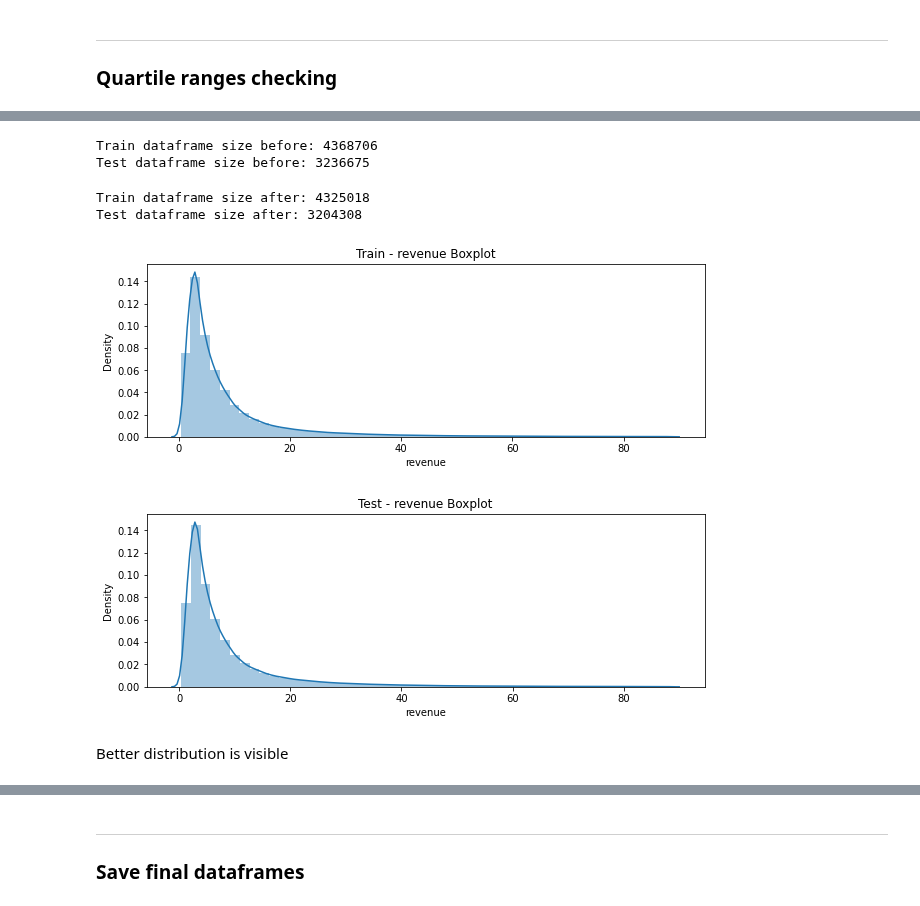
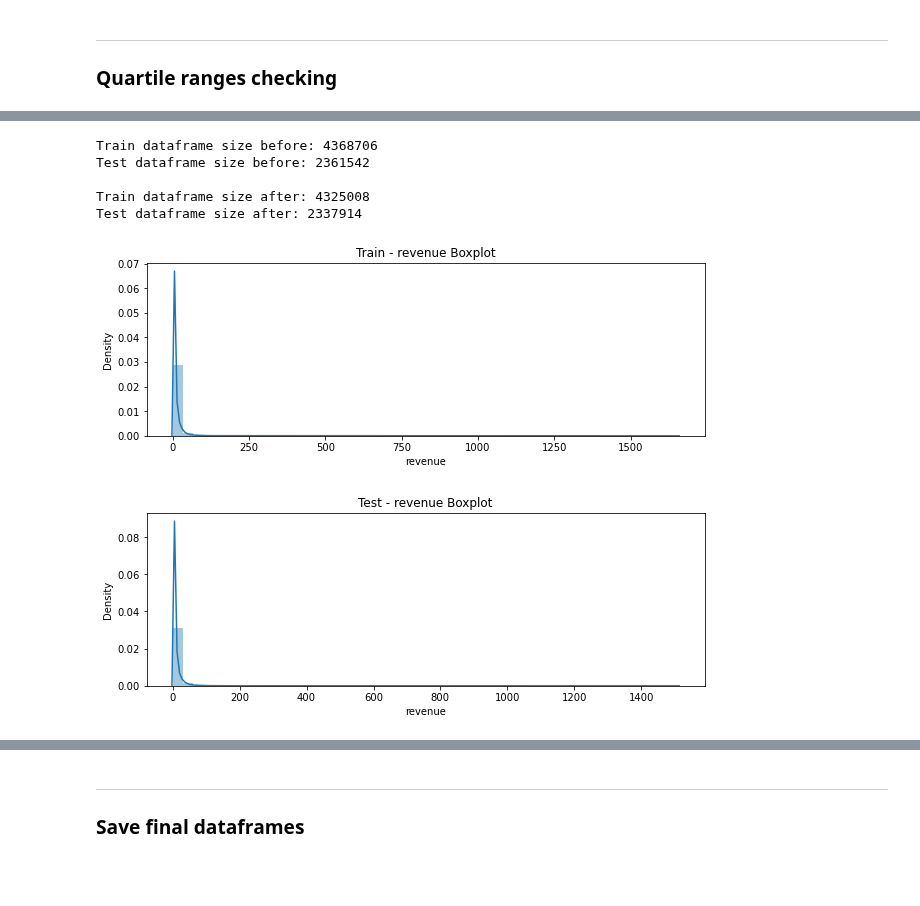
Before and after one commit to MAST30034-Applied-Data-Science/generic-buy-now-pay-later-project-group-11, a Jupyter notebook: notebooks/outlier_detection_removal.ipynb, the cells around one changed output, grey strips where cells are left out. Drawn from its saved outputs; the diff is of its cells as text; code cells hidden in the pictures; blank space fills up the shorter version.

Commit message:
outlier detection by categories

```diff
--- a/notebooks/outlier_detection_removal.ipynb
+++ b/notebooks/outlier_detection_removal.ipynb
@@ -69,6 +71,12 @@ revenue_level        0
 take_rate            0
 revenue              0
 dtype: int64
+# %%
+from datetime import date
+pd_df_train = pd_df_train[(pd_df_train['order_datetime'] >= date(2021,2,8))
+                          & (pd_df_train['order_datetime'] <= date(2022,2,27))]
+pd_df_test = pd_df_test[(pd_df_test['order_datetime'] >= date(2022,2,28))
+                          & (pd_df_test['order_datetime'] <= date(2022,8,28))]
 # %%
 plt.figure(figsize =(10, 7))
 plt.subplot(2, 1, 1)
@@ -153,0 +195,2 @@ We can discard the 0.01 quantile since there is huge gap between 0.99 quantile t
+# %%
+df_train = remove_outlier_tags_IQR(pd_df_train)
@@ -153,0 +208,2 @@ We can discard the 0.01 quantile since there is huge gap between 0.99 quantile t
+# %%
+df_test = remove_outlier_tags_IQR(pd_df_test)
@@ -154,6 +221,12 @@ We can discard the 0.01 quantile since there is huge gap between 0.99 quantile t
 # %%
 print("Train dataframe size before:", len(pd_df_train))
 print("Test dataframe size before:", len(pd_df_test))
+
+print("\nTrain dataframe size after:", len(df_train))
+print("Test dataframe size after:", len(df_test))
 # %% [output]
 Train dataframe size before: 4368706
-Test dataframe size before: 3236675
+Test dataframe size before: 2361542
+
+Train dataframe size after: 4325008
+Test dataframe size after: 2337914
@@ -169,26 +233,18 @@ df_trx_sa2_test = df_trx_sa2_test.filter(F.col('revenue') <= qt_test)
-# %%
-print("Train dataframe size after:", len(pd_df_train))
-print("Test dataframe size after:", len(pd_df_test))
-# %% [output]
-Train dataframe size after: 4325018
-Test dataframe size after: 3204308
 # %%
 plt.figure(figsize =(10, 7))
 plt.subplot(2, 1, 1)
-sns.distplot((pd_df_train)['revenue'])
+sns.distplot((df_train)['revenue'])
 plt.title("Train - revenue Boxplot")
 plt.show()
 
 plt.figure(figsize =(10, 7))
 plt.subplot(2, 1, 2)
-sns.distplot((pd_df_test)['revenue'])
+sns.distplot((df_test)['revenue'])
 plt.title("Test - revenue Boxplot")
 plt.show()
 # %% [output]
-[figure, old version]
+[figure, new version]
-[figure, old version]
+[figure, new version]
-# %% [markdown]
-Better distribution is visible
 # %%
 plt.figure(figsize =(10, 7))
 plt.subplot(2, 1, 1)
```
Also changed, not shown: parts of 18 cells of this notebook.
